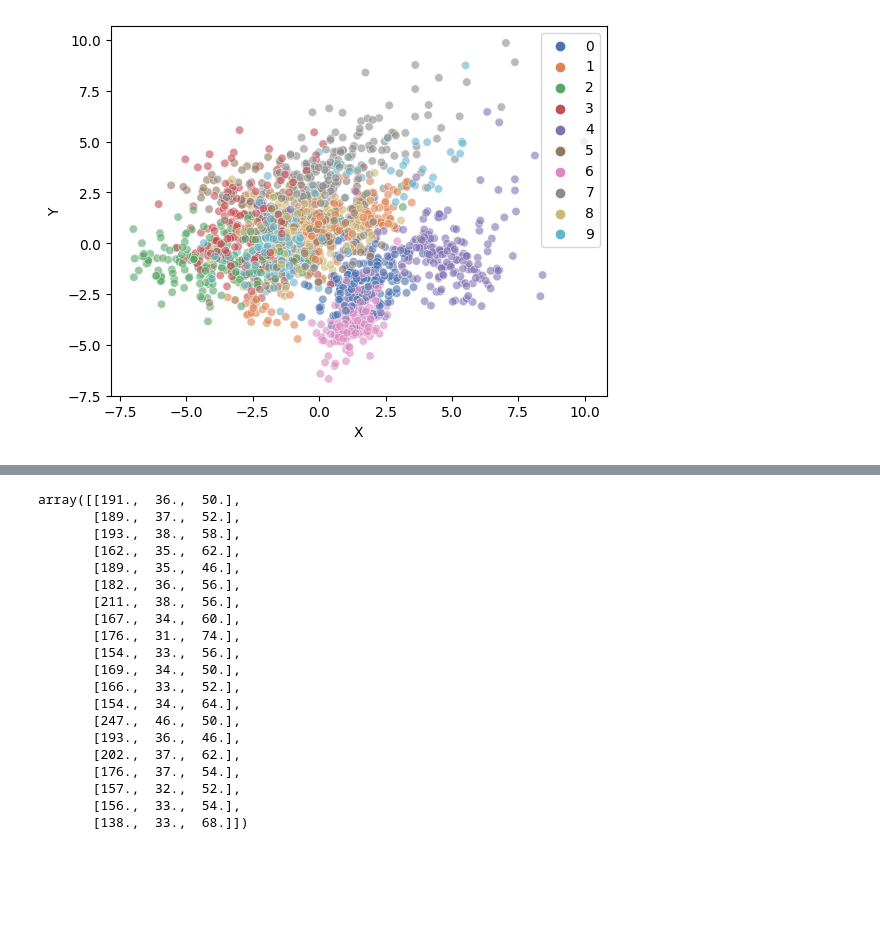
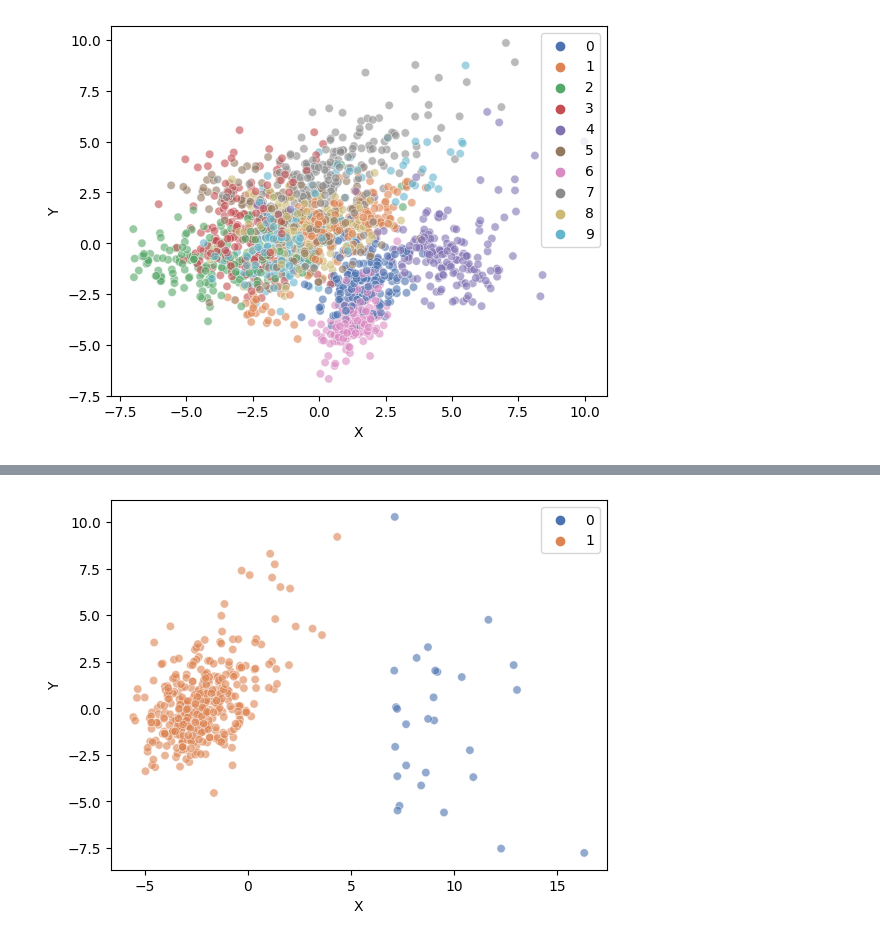
Before and after one commit to Igoreduardobraga/TP-1-ALG2, a Jupyter notebook: datasets_manipulation.ipynb, the cells around one changed output, grey strips where cells are left out. Drawn from its saved outputs; the diff is of its cells as text; code cells hidden in the pictures; blank space fills up the shorter version.

Commit message:
Adicionando mais datasets

```diff
--- a/datasets_manipulation.ipynb
+++ b/datasets_manipulation.ipynb
@@ -174,35 +195,16 @@ plot_scatter(breast_cancer_df, 0)
-# %%
-from sklearn.datasets import load_fetch_olivetti_faces
-
-olivetti_faces = load_fetch_olivetti_faces()
-olivetti_faces = olivetti_faces.data
-
-pca = PCA(n_components=2)
-normalized_data = StandardScaler().fit_transform(olivetti_faces)
-componentes = pca.fit_transform(normalized_data)
-olivetti_faces_df = pd.DataFrame(data=componentes, columns=["X","Y"])
-
-olivetti_faces_df['Class'] = olivetti_faces.target
-
-plot_scatter(olivetti_faces_df, 0)
-# %% [output]
-array([[191.,  36.,  50.],
-       [189.,  37.,  52.],
-       [193.,  38.,  58.],
-       [162.,  35.,  62.],
-       [189.,  35.,  46.],
-       [182.,  36.,  56.],
-       [211.,  38.,  56.],
-       [167.,  34.,  60.],
-       [176.,  31.,  74.],
-       [154.,  33.,  56.],
-       [169.,  34.,  50.],
-       [166.,  33.,  52.],
-       [154.,  34.,  64.],
-       [247.,  46.,  50.],
-       [193.,  36.,  46.],
-       [202.,  37.,  62.],
-       [176.,  37.,  54.],
-       [157.,  32.,  52.],
-       [156.,  33.,  54.],
-       [138.,  33.,  68.]])
+# %%
+# Selecionar pontos da classe "Cammeo"
+cammeo_rightmost_point = breast_cancer_df[breast_cancer_df['Class'] == 1].max()['X']
+
+# Apagar pontos da classe 1 que estão à direita do ponto mais à esquerda da classe 0
+filtered_rice_df = breast_cancer_df[(breast_cancer_df['Class'] != 0) | (breast_cancer_df['X'] >= cammeo_rightmost_point)]
+
+# Encontrar o ponto mais acima (eixo Y) da classe 1
+highest_y_point_class1 = filtered_rice_df[filtered_rice_df['Class'] == 1]['Y'].max()
+
+# Apagar o ponto mais acima (eixo Y) da classe 1 do dataframe filtered_rice_df
+filtered_rice_df = filtered_rice_df.drop(filtered_rice_df[(filtered_rice_df['Class'] == 1) & (filtered_rice_df['Y'] == highest_y_point_class1)].index)
+
+plot_scatter(filtered_rice_df)
+# %% [output]
+[figure, added]
```
Also changed, not shown: parts of 15 cells of this notebook.
